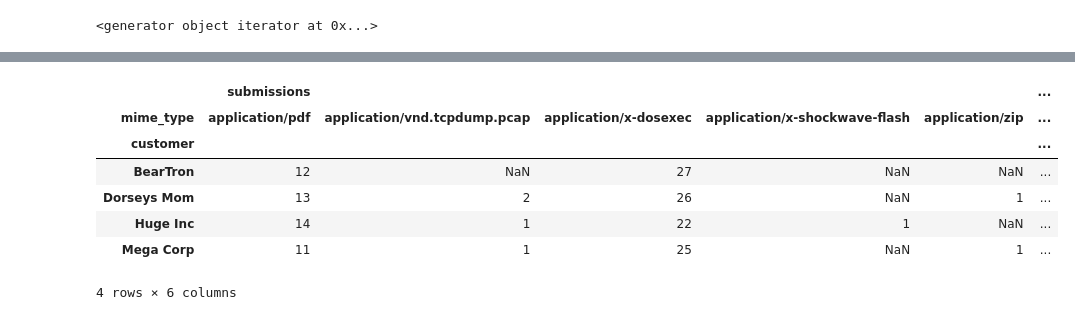
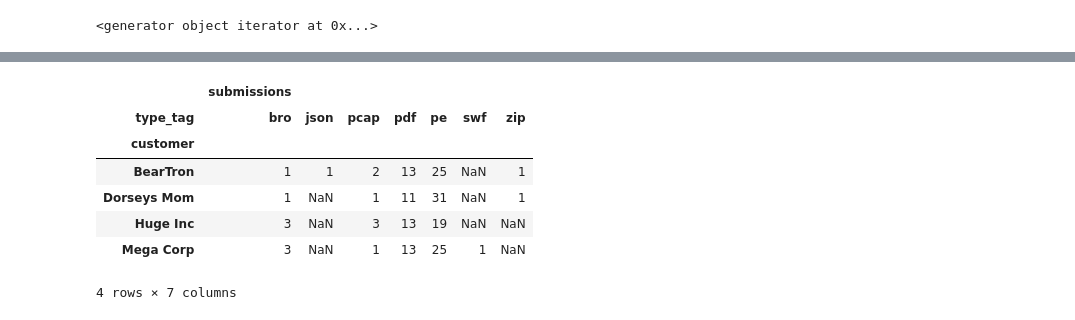
Before and after one commit to ollie314/workbench, a Jupyter notebook: notebooks/Workbench_Demo.ipynb, the cells around one changed output, grey strips where cells are left out. Drawn from its saved outputs; the diff is of its cells as text; code cells hidden in the pictures.

```diff
--- a/notebooks/Workbench_Demo.ipynb
+++ b/notebooks/Workbench_Demo.ipynb
@@ -479,17 +394,18 @@ df_combined.head()
 # %%
-group_df = df_combined[['customer','mime_type']]
+# Plot customer submissions based on file type
+group_df = df[['customer','type_tag']]
 group_df['submissions'] = 1
-group_df = group_df.groupby(['customer','mime_type']).sum().unstack()
+group_df = group_df.groupby(['customer','type_tag']).sum().unstack()
 group_df.head()
 # %% [output]
-|  | submissions |  |  |  |  | ... |
-| mime_type | application/pdf | application/vnd.tcpdump.pcap | application/x-dosexec | application/x-shockwave-flash | application/zip | ... |
-| customer |  |  |  |  |  | ... |
-| BearTron | 12 | NaN | 27 | NaN | NaN | ... |
-| Dorseys Mom | 13 | 2 | 26 | NaN | 1 | ... |
-| Huge Inc | 14 | 1 | 22 | 1 | NaN | ... |
-| Mega Corp | 11 | 1 | 25 | NaN | 1 | ... |
+|  | submissions |  |  |  |  |  |  |
+| type_tag | bro | json | pcap | pdf | pe | swf | zip |
+| customer |  |  |  |  |  |  |  |
+| BearTron | 1 | 1 | 2 | 13 | 25 | NaN | 1 |
+| Dorseys Mom | 1 | NaN | 1 | 11 | 31 | NaN | 1 |
+| Huge Inc | 3 | NaN | 3 | 13 | 19 | NaN | NaN |
+| Mega Corp | 3 | NaN | 1 | 13 | 25 | 1 | NaN |
-4 rows × 6 columns
+4 rows × 7 columns
 # %%
 # Plot entropy box plots based on mime-type
 group_df['submissions'].plot(kind='bar', stacked=True)
```
Also changed, not shown: parts of 19 cells of this notebook.
